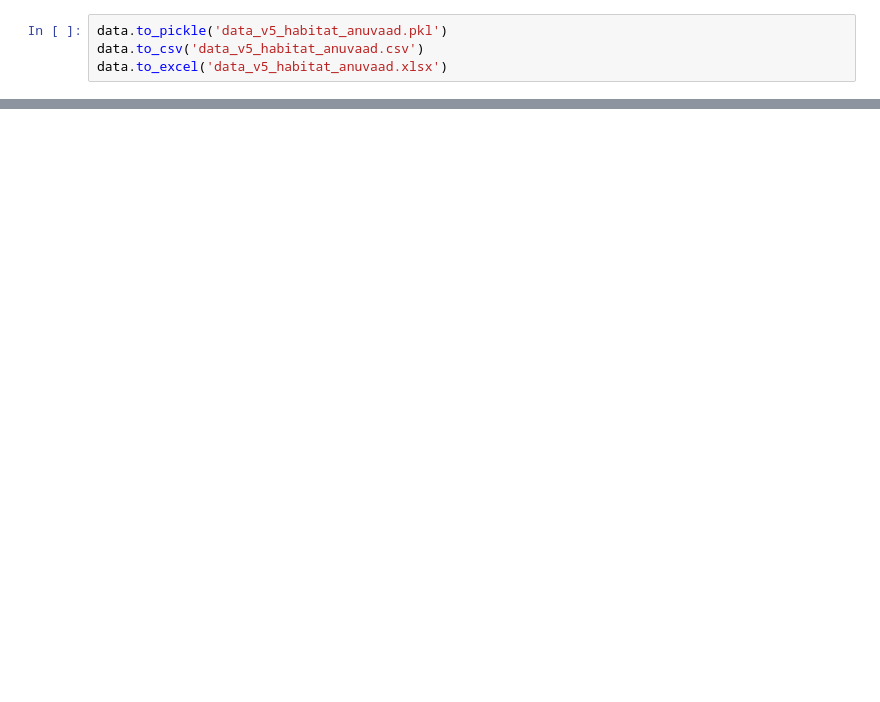
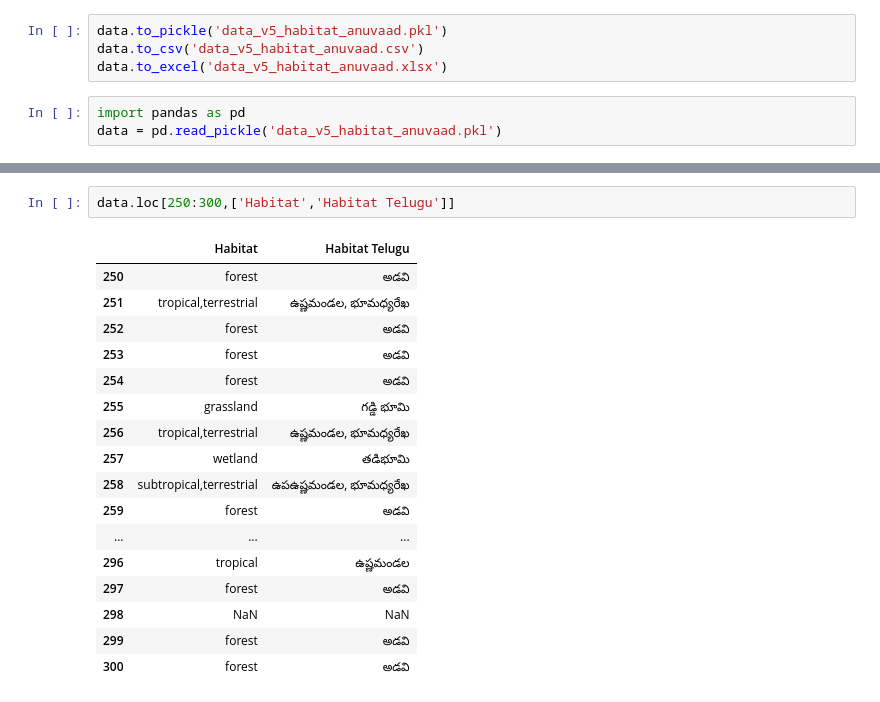
Before and after one commit to Mahanth-Maha/birds, a Jupyter notebook: Telugu_trans/deeptranslit.ipynb, the cells around one changed output, grey strips where cells are left out. Saved outputs shown, nothing was run; the diff lists cells and outputs as text; blank space fills up the shorter version.

```diff
--- a/Telugu_trans/deeptranslit.ipynb
+++ b/Telugu_trans/deeptranslit.ipynb
@@ -332,3 +332,6 @@ See the caveats in the documentation: https://pandas.pydata.org/pandas-docs/stab
 data.to_pickle('data_v5_habitat_anuvaad.pkl')
 data.to_csv('data_v5_habitat_anuvaad.csv')
 data.to_excel('data_v5_habitat_anuvaad.xlsx')
+# %%
+import pandas as pd
+data = pd.read_pickle('data_v5_habitat_anuvaad.pkl')
@@ -334,0 +347,20 @@ data.to_excel('data_v5_habitat_anuvaad.xlsx')
+# %%
+data.loc[250:300,['Habitat','Habitat Telugu']]
+# %% [output]
+|  | Habitat | Habitat Telugu |
+| 250 | forest | అడవి |
+| 251 | tropical,terrestrial | ఉష్ణమండల, భూమధ్యరేఖ |
+| 252 | forest | అడవి |
+| 253 | forest | అడవి |
+| 254 | forest | అడవి |
+| 255 | grassland | గడ్డి భూమి |
+| 256 | tropical,terrestrial | ఉష్ణమండల, భూమధ్యరేఖ |
+| 257 | wetland | తడిభూమి |
+| 258 | subtropical,terrestrial | ఉపఉష్ణమండల, భూమధ్యరేఖ |
+| 259 | forest | అడవి |
+| ... | ... | ... |
+| 296 | tropical | ఉష్ణమండల |
+| 297 | forest | అడవి |
+| 298 | NaN | NaN |
+| 299 | forest | అడవి |
+| 300 | forest | అడవి |
```
Also changed, not shown: parts of 11 cells of this notebook, 3 other files.
